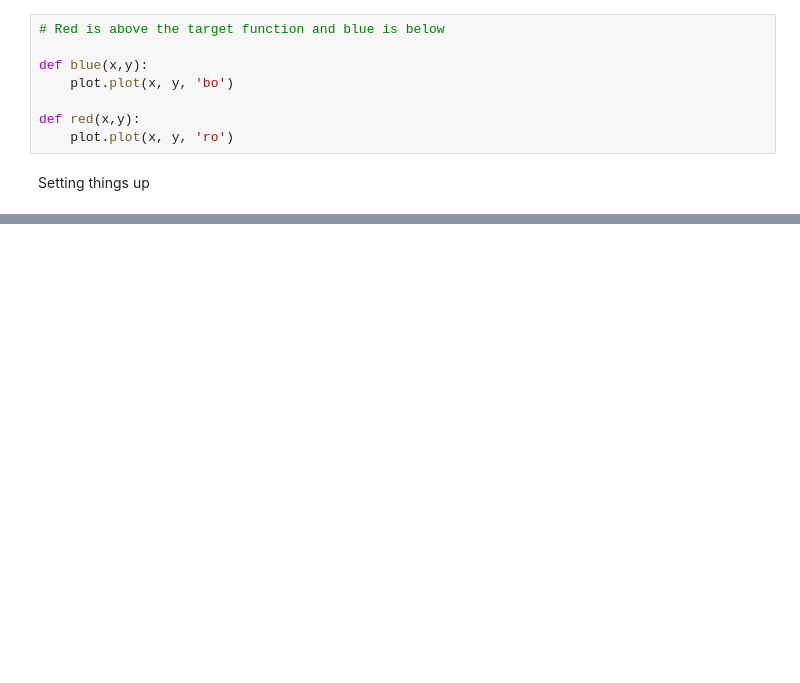
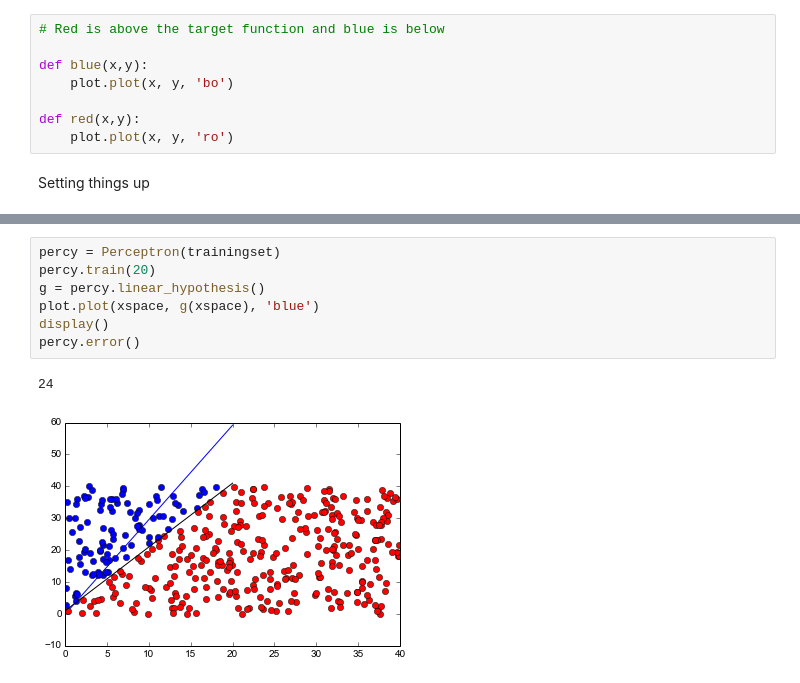
Before and after one commit to Ely-S/Datalabs, a Jupyter notebook: Machine Learning/Linear/Perceptrons.ipynb, the cells around one changed output, grey strips where cells are left out. Saved outputs shown, nothing was run; the diff lists cells and outputs as text; blank space fills up the shorter version.

```diff
--- a/Machine Learning/Linear/Perceptrons.ipynb
+++ b/Machine Learning/Linear/Perceptrons.ipynb
@@ -54,0 +119,10 @@ plot.plot(xspace, TargetF(xspace),'black')
+# %%
+percy = Perceptron(trainingset)
+percy.train(20)
+g = percy.linear_hypothesis()
+plot.plot(xspace, g(xspace), 'blue')
+display()
+percy.error()
+# %% [output]
+24
+[figure, added]
```
Also changed, not shown: parts of 8 cells of this notebook.
